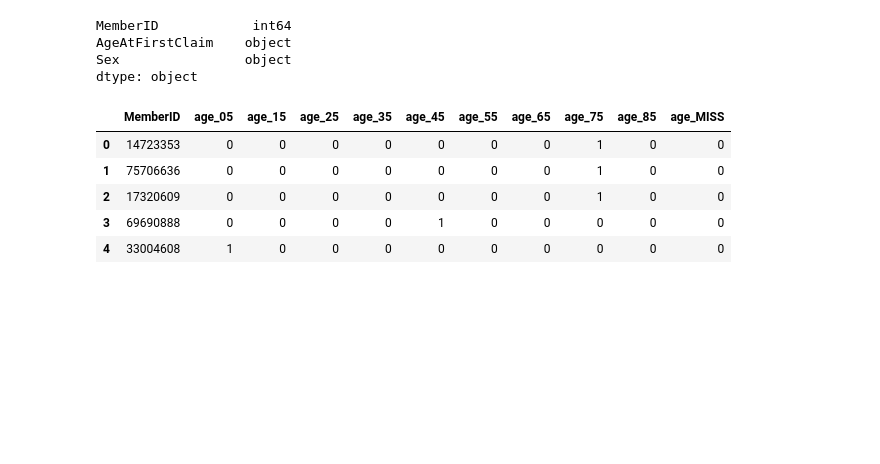
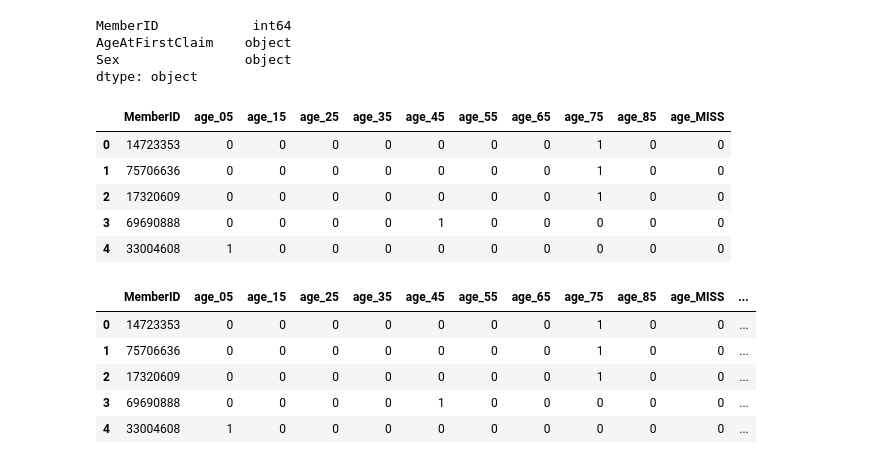
Before and after one commit to truongkhanhduy95/Heritage-Health-Prize, a Jupyter notebook: data-preprocessing.ipynb, the cells around one changed output. Saved outputs shown, nothing was run; the diff lists cells and outputs as text; code cells hidden in the pictures; blank space fills up the shorter version.

```diff
--- a/data-preprocessing.ipynb
+++ b/data-preprocessing.ipynb
@@ -312,10 +312,18 @@ df_new_members.head()
 | 4 | 33004608 | 1 | 0 | 0 | 0 | 0 | 0 | 0 | 0 | 0 | 0 |
 # %%
 def updateSex():
-    df_new_members['SexMALE'] = np.where(df_members['AgeAtFirstClaim']=='0-9', 1, 0)
-    df_new_members['age_15'] = np.where(df_members['AgeAtFirstClaim']=='10-19', 1, 0)
-    df_new_members['age_25'] = np.where(df_members['AgeAtFirstClaim']=='20-29', 1, 0)
+    df_new_members['SexMALE'] = np.where(df_members['Sex']=='M', 1, 0)
+    df_new_members['sexFEMALE'] = np.where(df_members['Sex']=='F', 1, 0)
+    df_new_members['sexMISS'] = np.where(df_members['Sex'].isnull(), 1, 0)
     return
 
 updateSex()
+df_new_members.dtypes
 df_new_members.head()
+# %% [output]
+|  | MemberID | age_05 | age_15 | age_25 | age_35 | age_45 | age_55 | age_65 | age_75 | age_85 | age_MISS | ... |
+| 0 | 14723353 | 0 | 0 | 0 | 0 | 0 | 0 | 0 | 1 | 0 | 0 | ... |
+| 1 | 75706636 | 0 | 0 | 0 | 0 | 0 | 0 | 0 | 1 | 0 | 0 | ... |
+| 2 | 17320609 | 0 | 0 | 0 | 0 | 0 | 0 | 0 | 1 | 0 | 0 | ... |
+| 3 | 69690888 | 0 | 0 | 0 | 0 | 1 | 0 | 0 | 0 | 0 | 0 | ... |
+| 4 | 33004608 | 1 | 0 | 0 | 0 | 0 | 0 | 0 | 0 | 0 | 0 | ... |
```
Also changed, not shown: parts of 1 cell of this notebook.
